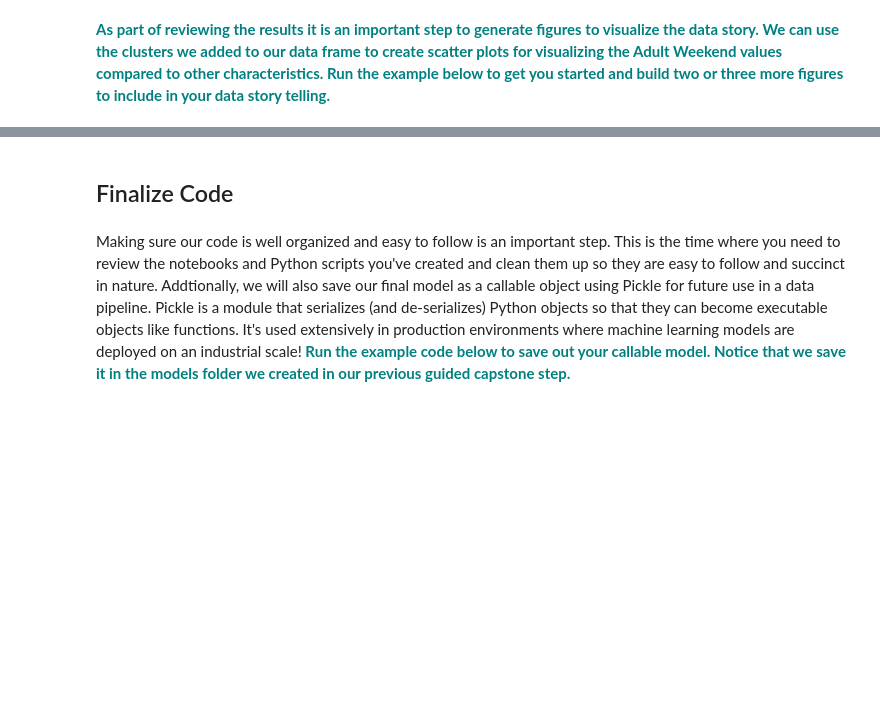
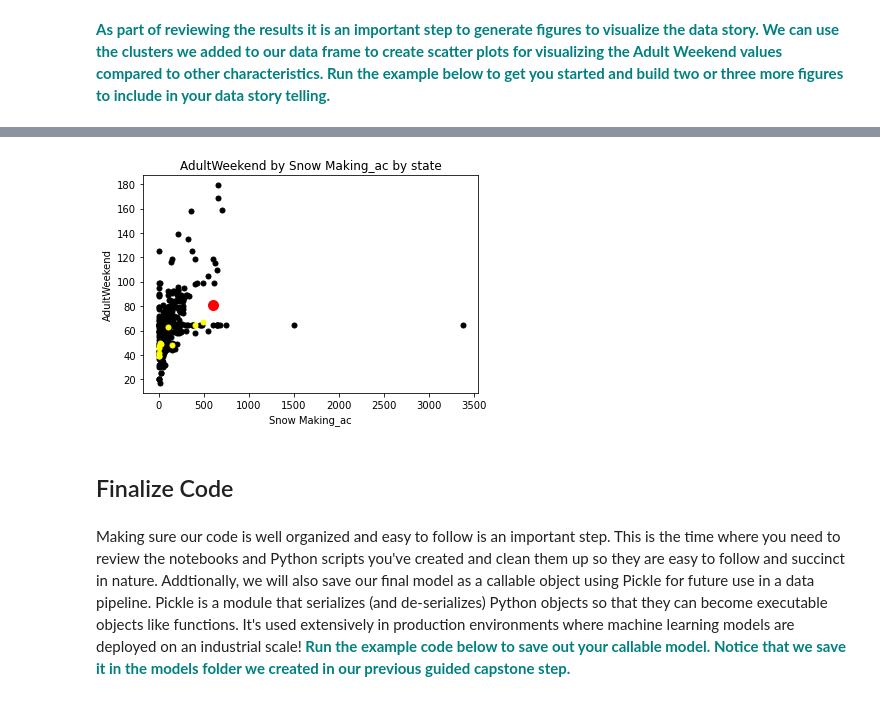
Before and after one commit to jolfr/capstone-01, a Jupyter notebook: notebooks/Notebook_stepsix.ipynb, the cells around one changed output, grey strips where cells are left out. Cells and saved outputs as stored; diff of their text form; code cells hidden in the pictures; blank space fills up the shorter version.

```diff
--- a/notebooks/Notebook_stepsix.ipynb
+++ b/notebooks/Notebook_stepsix.ipynb
@@ -54,3 +282,18 @@ In this guided capstone we are going to revisit many of the actions we took in t
+# %%
+montana = df[df['state'].str.contains('Montana')]
+not_montana = df[~df['state'].str.contains('Montana')]
+
+plt.scatter(not_montana['Snow Making_ac'], not_montana['AdultWeekend'], c='black', s=25)
+plt.scatter(montana['Snow Making_ac'], montana['AdultWeekend'], c='yellow', s=25)
+plt.scatter(row['Snow Making_ac'], row['AdultWeekend'], c='red', s=100)
+plt.xlabel('Snow Making_ac')
+plt.ylabel('AdultWeekend')
+plt.title('AdultWeekend by Snow Making_ac by state')
+
+path = 'C:\\Users\\thoma\\projects\\datascience\\capstone-01\\figures\\fig2.png'
+plt.savefig(path,bbox_inches='tight')
+# %% [output]
+[figure, added]
 # %% [markdown]
 ## Finalize Code
 # %% [markdown]
```
Also changed, not shown: parts of 53 cells of this notebook, 3 other files.
